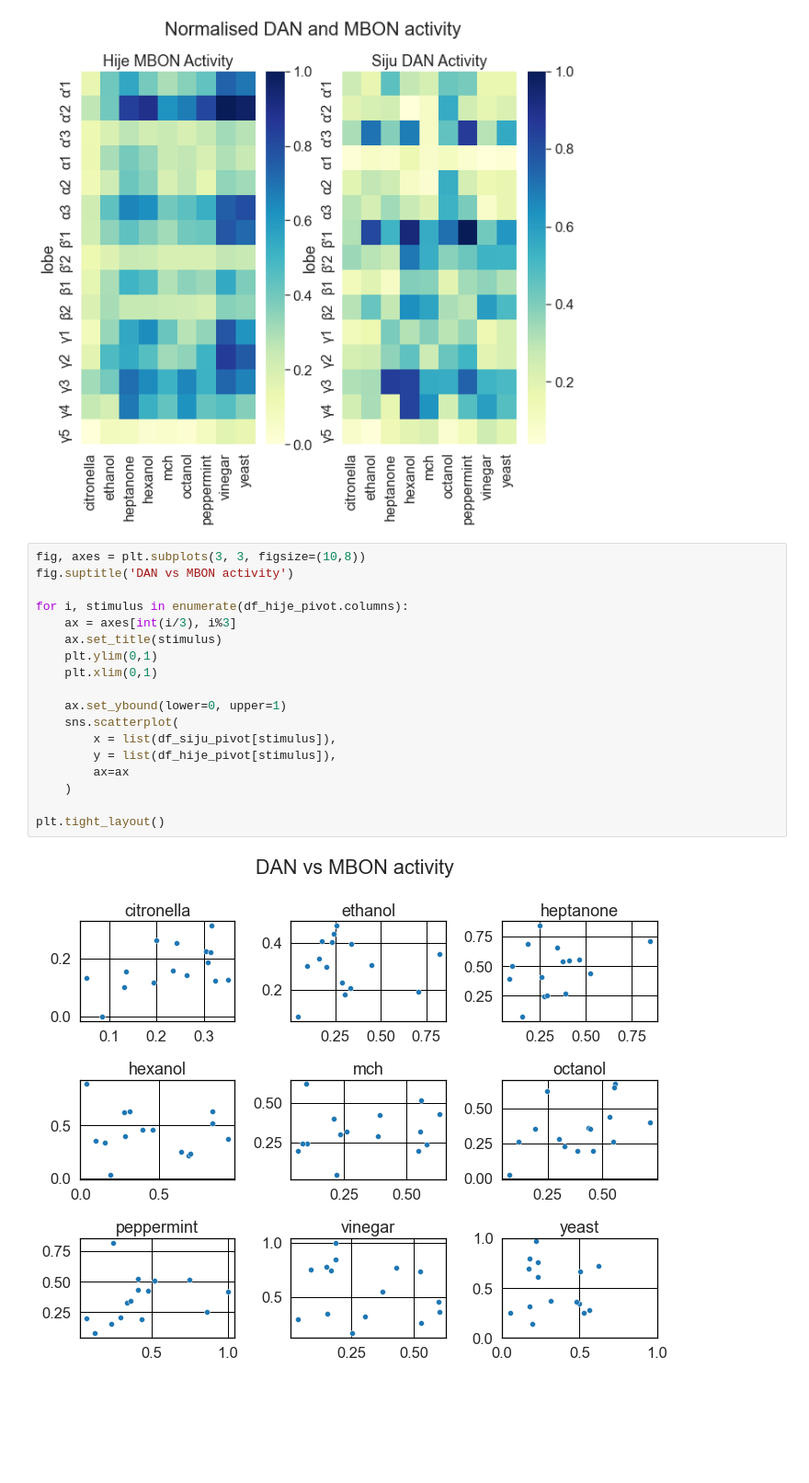
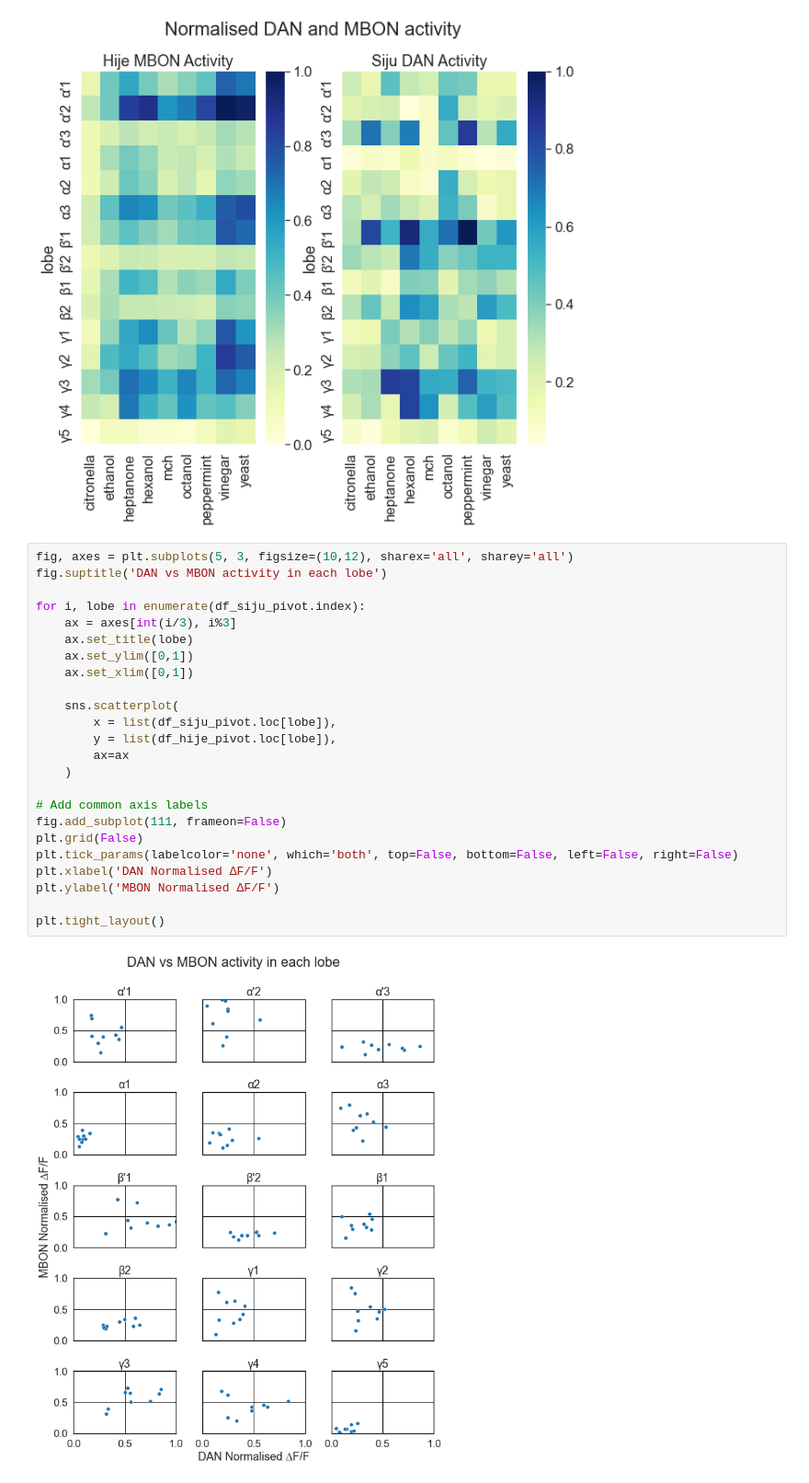
Before and after one commit to Jake-Jay/mushroom-body-models, a Jupyter notebook: notebooks/linear-model.ipynb, the cells around one changed output. Shown: that part at 92% size. Cells and saved outputs as stored; diff of their text form; blank space fills up the shorter version.

```diff
--- a/notebooks/linear-model.ipynb
+++ b/notebooks/linear-model.ipynb
@@ -204,23 +203,29 @@ sns.heatmap(df_siju_pivot, ax=axes[1], cmap="YlGnBu", xticklabels=True, yticklab
 <AxesSubplot:title={'center':'Siju DAN Activity'}, ylabel='lobe'>
 [figure]
 # %%
-fig, axes = plt.subplots(3, 3, figsize=(10,8))
-fig.suptitle('DAN vs MBON activity')
+fig, axes = plt.subplots(5, 3, figsize=(10,12), sharex='all', sharey='all')
+fig.suptitle('DAN vs MBON activity in each lobe')
 
-for i, stimulus in enumerate(df_hije_pivot.columns):
+for i, lobe in enumerate(df_siju_pivot.index):
     ax = axes[int(i/3), i%3]
-    ax.set_title(stimulus)
-    plt.ylim(0,1)
-    plt.xlim(0,1)
+    ax.set_title(lobe)
+    ax.set_ylim([0,1])
+    ax.set_xlim([0,1])
 
-    ax.set_ybound(lower=0, upper=1)
     sns.scatterplot(
-        x = list(df_siju_pivot[stimulus]),
-        y = list(df_hije_pivot[stimulus]),
+        x = list(df_siju_pivot.loc[lobe]),
+        y = list(df_hije_pivot.loc[lobe]),
         ax=ax
     )
 
+# Add common axis labels
+fig.add_subplot(111, frameon=False)
+plt.grid(False)
+plt.tick_params(labelcolor='none', which='both', top=False, bottom=False, left=False, right=False)
+plt.xlabel('DAN Normalised ∆F/F')
+plt.ylabel('MBON Normalised ∆F/F')
+
 plt.tight_layout()
 # %% [output]
-[figure, old version]
+[figure, new version]
 # %% [markdown]
```
Also changed, not shown: parts of 20 cells of this notebook.
